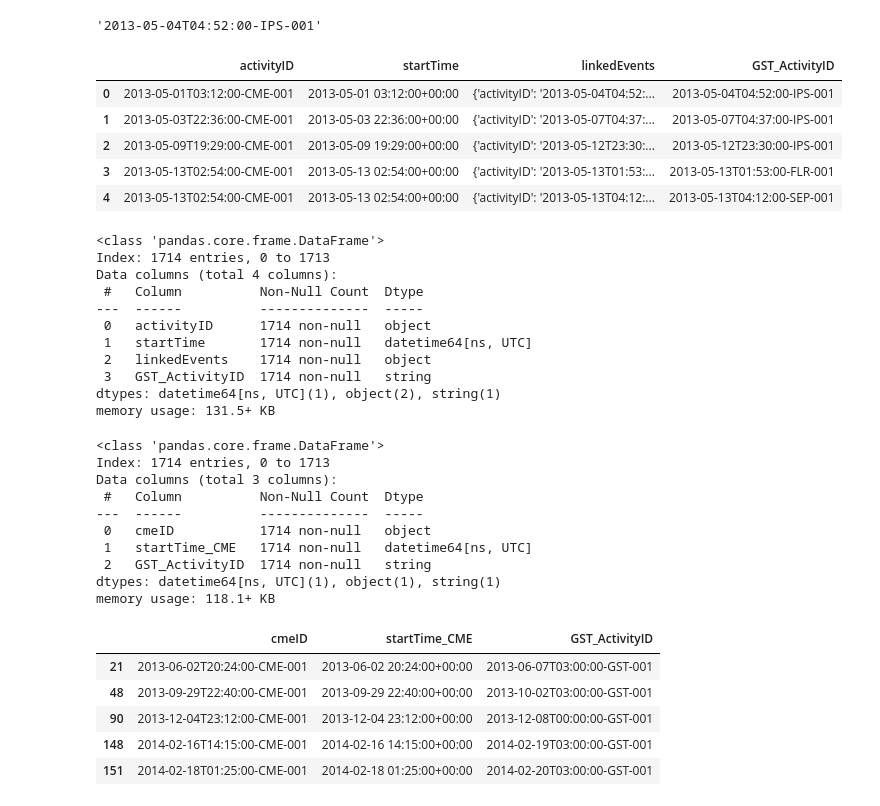
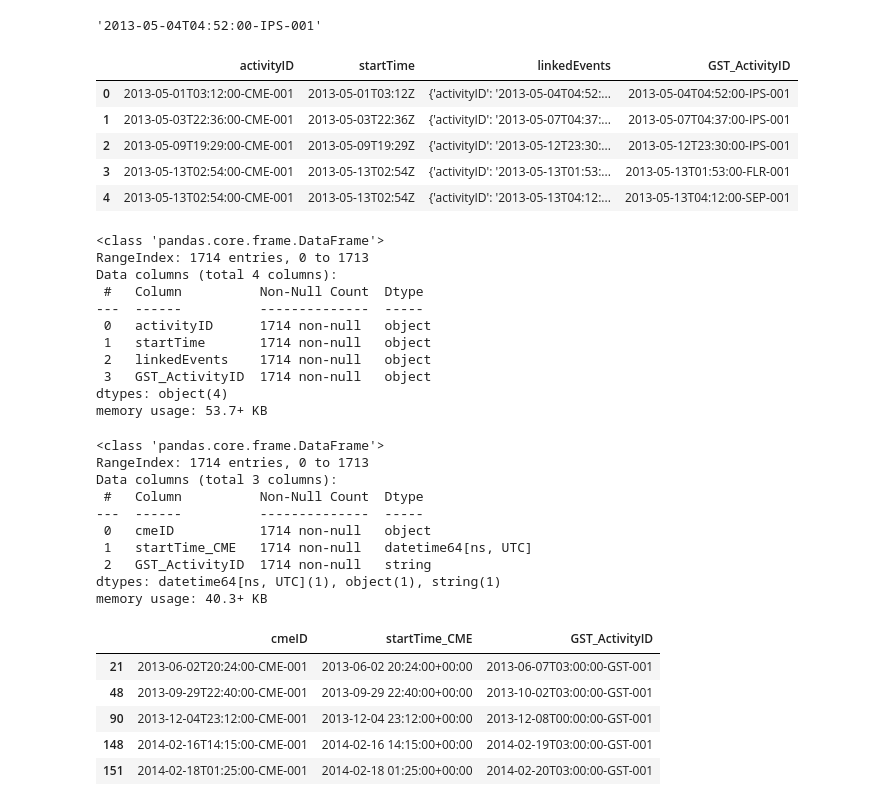
Before and after one commit to TahirPervez/data-sourcing-challenge, a Jupyter notebook: retrieve_data.ipynb, the cells around one changed output. Cells and saved outputs as stored; diff of their text form; code cells hidden in the pictures.

```diff
--- a/retrieve_data.ipynb
+++ b/retrieve_data.ipynb
@@ -20,14 +23,14 @@ NASA_API_KEY = os.getenv('NASA_API_KEY')
 base_url = "https://api.nasa.gov/DONKI/"
 
 # Set the specifier for CMEs:
-CME = "CME"
+specifier = "CME"
 
 # Search for CMEs published between a begin and end date
 startDate = "2013-05-01"
 endDate   = "2024-05-01"
 
 # Build URL for CME
-cme_url = f"{base_url}{CME}?startDate={startDate}&endDate={endDate}&api_key={NASA_API_KEY}"
+cme_url = f"{base_url}{specifier}?startDate={startDate}&endDate={endDate}&api_key={NASA_API_KEY}"
 # %%
 # Make a "GET" request for the CME URL and store it in a variable named cme_response
 cme_response = requests.get(cme_url)
@@ -103,8 +104,8 @@ for i in cme_df.index:
         # Append a new dictionary to the expanded_rows list for each dictionary item and corresponding 'activityID' and 'startTime' value
         expanded_rows.append({'activityID': activityID, 'startTime': startTime, 'linkedEvents': event})
 # Create a new DataFrame from the expanded rows
-expanded_rows_df = pd.DataFrame(expanded_rows)
-expanded_rows_df.head()
+cme_expanded = pd.DataFrame(expanded_rows)
+cme_expanded.head()
 # %% [output]
 |  | activityID | startTime | linkedEvents |
 | 0 | 2013-05-01T03:12:00-CME-001 | 2013-05-01T03:12Z | {'activityID': '2013-05-04T04:52:... |
@@ -130,14 +131,14 @@ extract_activityID_from_dict(expanded_rows_df["linkedEvents"][0])
 # %%
 # Apply this function to each row in the 'linkedEvents' column (you can use apply() and a lambda function)
 # and create a new column called 'GST_ActivityID' using loc indexer:
-expanded_rows_df.loc[:,'GST_ActivityID'] = expanded_rows_df['linkedEvents'].apply(lambda x: extract_activityID_from_dict(x))
-expanded_rows_df.head()
+cme_expanded.loc[:,'GST_ActivityID'] = cme_expanded['linkedEvents'].apply(lambda x: extract_activityID_from_dict(x))
+cme_expanded.head()
 # %% [output]
 |  | activityID | startTime | linkedEvents | GST_ActivityID |
-| 0 | 2013-05-01T03:12:00-CME-001 | 2013-05-01 03:12:00+00:00 | {'activityID': '2013-05-04T04:52:... | 2013-05-04T04:52:00-IPS-001 |
-| 1 | 2013-05-03T22:36:00-CME-001 | 2013-05-03 22:36:00+00:00 | {'activityID': '2013-05-07T04:37:... | 2013-05-07T04:37:00-IPS-001 |
-| 2 | 2013-05-09T19:29:00-CME-001 | 2013-05-09 19:29:00+00:00 | {'activityID': '2013-05-12T23:30:... | 2013-05-12T23:30:00-IPS-001 |
-| 3 | 2013-05-13T02:54:00-CME-001 | 2013-05-13 02:54:00+00:00 | {'activityID': '2013-05-13T01:53:... | 2013-05-13T01:53:00-FLR-001 |
-| 4 | 2013-05-13T02:54:00-CME-001 | 2013-05-13 02:54:00+00:00 | {'activityID': '2013-05-13T04:12:... | 2013-05-13T04:12:00-SEP-001 |
+| 0 | 2013-05-01T03:12:00-CME-001 | 2013-05-01T03:12Z | {'activityID': '2013-05-04T04:52:... | 2013-05-04T04:52:00-IPS-001 |
+| 1 | 2013-05-03T22:36:00-CME-001 | 2013-05-03T22:36Z | {'activityID': '2013-05-07T04:37:... | 2013-05-07T04:37:00-IPS-001 |
+| 2 | 2013-05-09T19:29:00-CME-001 | 2013-05-09T19:29Z | {'activityID': '2013-05-12T23:30:... | 2013-05-12T23:30:00-IPS-001 |
+| 3 | 2013-05-13T02:54:00-CME-001 | 2013-05-13T02:54Z | {'activityID': '2013-05-13T01:53:... | 2013-05-13T01:53:00-FLR-001 |
+| 4 | 2013-05-13T02:54:00-CME-001 | 2013-05-13T02:54Z | {'activityID': '2013-05-13T04:12:... | 2013-05-13T04:12:00-SEP-001 |
 # %%
 # Remove rows with missing GST_ActivityID, since we can't assign them to GSTs:
@@ -145,28 +146,28 @@ expanded_rows_df.dropna(inplace=True)
 # %%
 # print out the datatype of each column in this DataFrame:
-expanded_rows_df.info()
+cme_expanded.info()
 # %% [output]
 <class 'pandas.core.frame.DataFrame'>
-Index: 1714 entries, 0 to 1713
+RangeIndex: 1714 entries, 0 to 1713
 Data columns (total 4 columns):
  #   Column          Non-Null Count  Dtype
 ---  ------          --------------  -----
  0   activityID      1714 non-null   object
- 1   startTime       1714 non-null   datetime64[ns, UTC]
+ 1   startTime       1714 non-null   object
  2   linkedEvents    1714 non-null   object
- 3   GST_ActivityID  1714 non-null   string
-dtypes: datetime64[ns, UTC](1), object(2), string(1)
-memory usage: 131.5+ KB
+ 3   GST_ActivityID  1714 non-null   object
+dtypes: object(4)
+memory usage: 53.7+ KB
 # %%
 # Convert the 'GST_ActivityID' column to string format
-formated_cme = expanded_rows_df.copy()
-formated_cme['GST_ActivityID'] = expanded_rows_df['GST_ActivityID'].astype('string')
+formated_cme = cme_expanded.copy()
+formated_cme['GST_ActivityID'] = formated_cme['GST_ActivityID'].astype("string")
 
 # Convert startTime to datetime format
-formated_cme["startTime"] = pd.to_datetime(expanded_rows_df["startTime"])
+formated_cme["startTime"] = pd.to_datetime(formated_cme["startTime"])
 
 # Rename startTime to startTime_CME and activityID to cmeID
-formated_cme = expanded_rows_df.rename(columns={
+formated_cme = formated_cme.rename(columns={
     "startTime" : "startTime_CME",
     "activityID" : "cmeID"
 })
@@ -177,7 +178,7 @@ del formated_cme['linkedEvents']
 formated_cme.info()
 # %% [output]
 <class 'pandas.core.frame.DataFrame'>
-Index: 1714 entries, 0 to 1713
+RangeIndex: 1714 entries, 0 to 1713
 Data columns (total 3 columns):
  #   Column          Non-Null Count  Dtype
 ---  ------          --------------  -----
@@ -185,7 +186,7 @@ Data columns (total 3 columns):
  1   startTime_CME   1714 non-null   datetime64[ns, UTC]
  2   GST_ActivityID  1714 non-null   string
 dtypes: datetime64[ns, UTC](1), object(1), string(1)
-memory usage: 118.1+ KB
+memory usage: 40.3+ KB
 # %%
 # We are only interested in CMEs related to GSTs so keep only rows where the GST_ActivityID column contains 'GST'
 # use the method 'contains()' from the str library.
```
Also changed, not shown: parts of 19 cells of this notebook, 3 other files.
